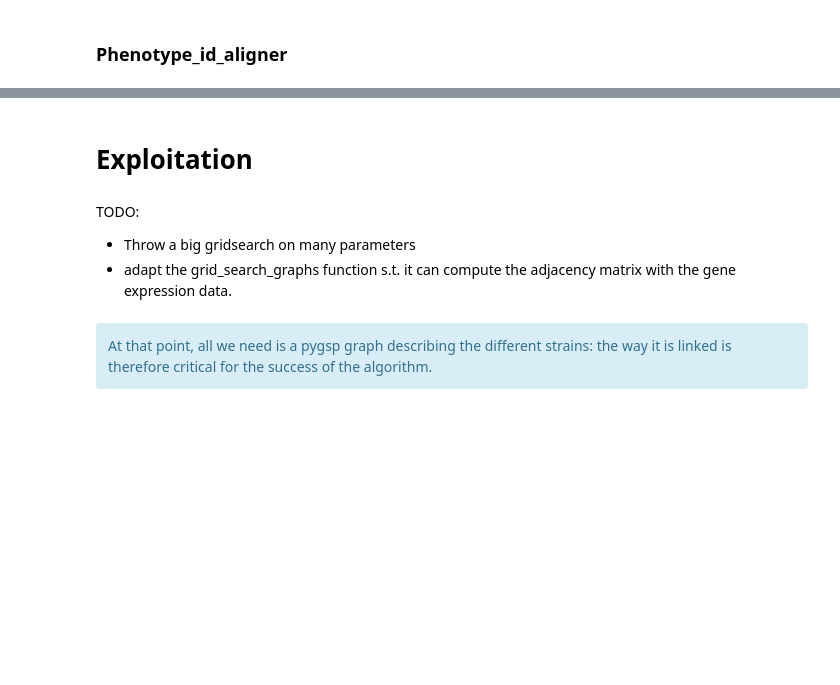
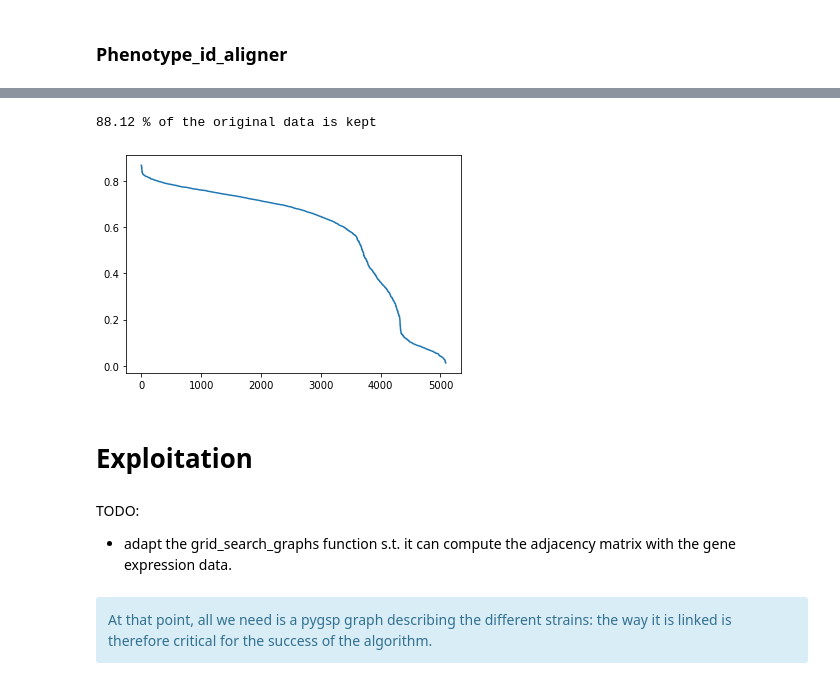
Before and after one commit to raphaelreiss/Network_tour_of_mice_genetics, a Jupyter notebook: Graph_Analysis_Mice_Genetics.ipynb, the cells around one changed output, grey strips where cells are left out. Cells and saved outputs as stored; diff of their text form; code cells hidden in the pictures; blank space fills up the shorter version.

```diff
--- a/Graph_Analysis_Mice_Genetics.ipynb
+++ b/Graph_Analysis_Mice_Genetics.ipynb
@@ -77,8 +147,14 @@ def epsilon_similarity_graph(X: np.ndarray, metric='euclidean', sigma=1, epsilon
+# %%
+m = epsilon_similarity_graph(expr_df.values,sigma = 9000,epsilon = 0,metric = 'minkowski')
+E = expr_df.values
+plot_distrib(m)
+# %% [output]
+88.12 % of the original data is kept
+[figure, added]
 # %% [markdown]
 # Exploitation
 # %% [markdown]
 TODO:
-* Throw a big gridsearch on many parameters
 * adapt the grid_search_graphs function s.t. it can compute the adjacency matrix with the gene expression data.
 # %% [markdown]
 <div class="alert alert-block alert-info">
```
Also changed, not shown: parts of 66 cells of this notebook, 7 other files.
